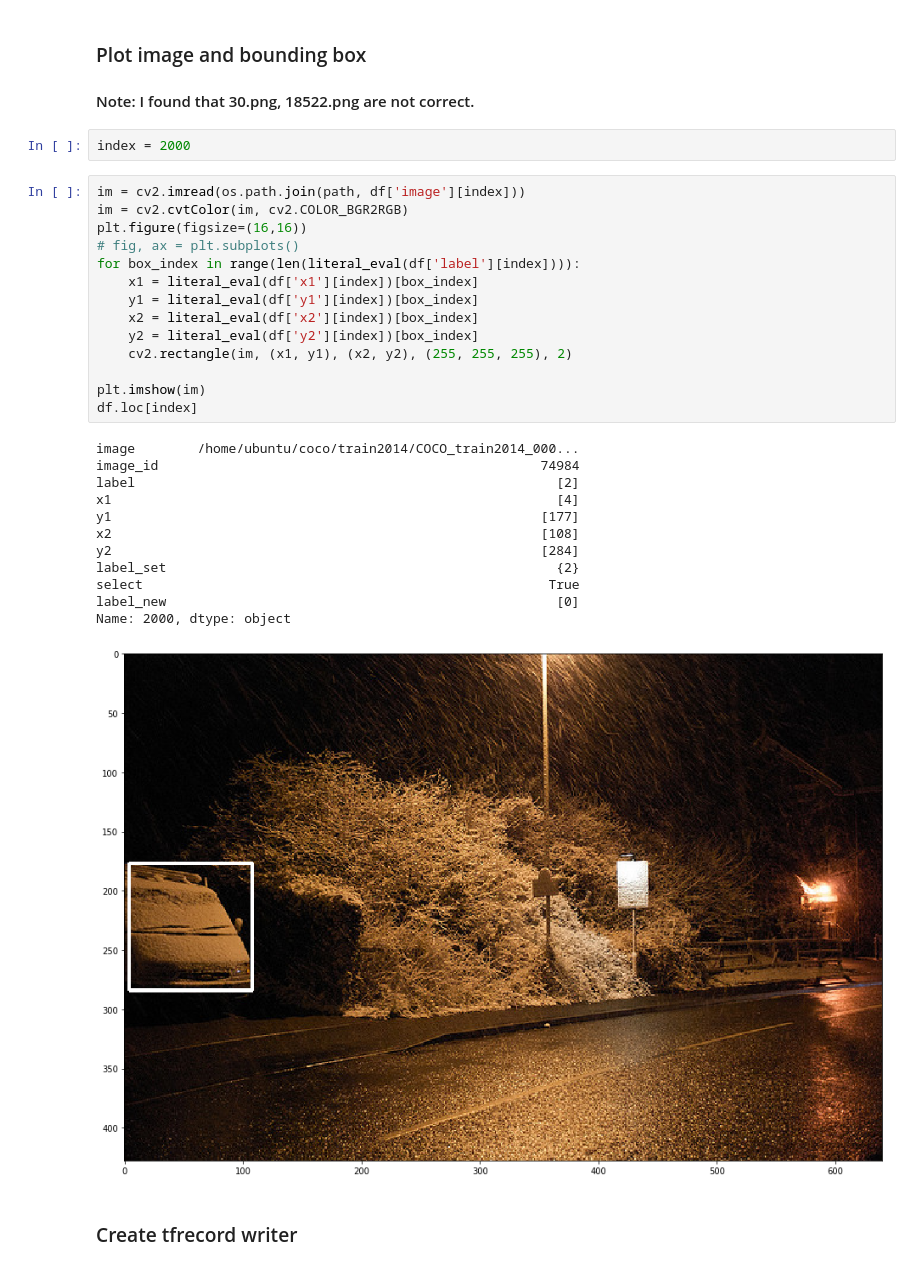
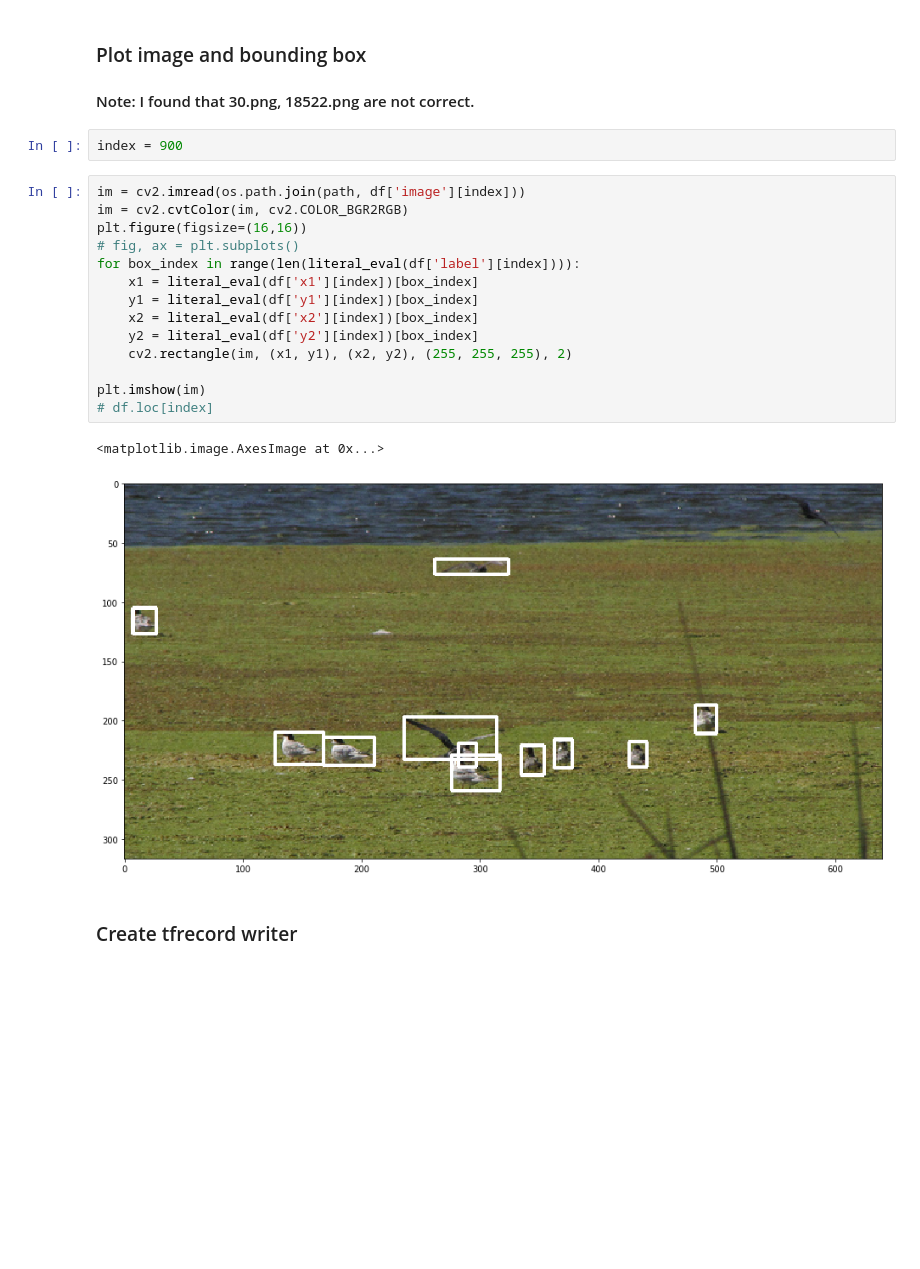
Before and after one commit to rajesh1226/fastestimator, a Jupyter notebook: apphub/image_detection/retinanet_coco/retinanet_coco.ipynb, the cells around one changed output. Saved outputs shown, nothing was run; the diff lists cells and outputs as text; blank space fills up the shorter version.

```diff
--- a/apphub/image_detection/retinanet_coco/retinanet_coco.ipynb
+++ b/apphub/image_detection/retinanet_coco/retinanet_coco.ipynb
@@ -61,34 +63,24 @@ test = pd.read_csv(test_csv)
 ### Plot image and bounding box
 #### Note: I found that 30.png, 18522.png are not correct.
 # %%
-index = 2000
+index = 900
 # %%
 im = cv2.imread(os.path.join(path, df['image'][index]))
 im = cv2.cvtColor(im, cv2.COLOR_BGR2RGB)
 plt.figure(figsize=(16,16))
 # fig, ax = plt.subplots()
 for box_index in range(len(literal_eval(df['label'][index]))):
     x1 = literal_eval(df['x1'][index])[box_index]
     y1 = literal_eval(df['y1'][index])[box_index]
     x2 = literal_eval(df['x2'][index])[box_index]
     y2 = literal_eval(df['y2'][index])[box_index]
     cv2.rectangle(im, (x1, y1), (x2, y2), (255, 255, 255), 2)
 
 plt.imshow(im)
-df.loc[index]
+# df.loc[index]
 # %% [output]
-image        /home/ubuntu/coco/train2014/COCO_train2014_000...
-image_id                                                 74984
-label                                                      [2]
-x1                                                         [4]
-y1                                                       [177]
-x2                                                       [108]
-y2                                                       [284]
-label_set                                                  {2}
-select                                                    True
-label_new                                                  [0]
-Name: 2000, dtype: object
+<matplotlib.image.AxesImage at 0x...>
-[figure, old version]
+[figure, new version]
 # %% [markdown]
 ### Create tfrecord writer
 # %%
```
Also changed, not shown: parts of 34 cells of this notebook, 1 other file.
